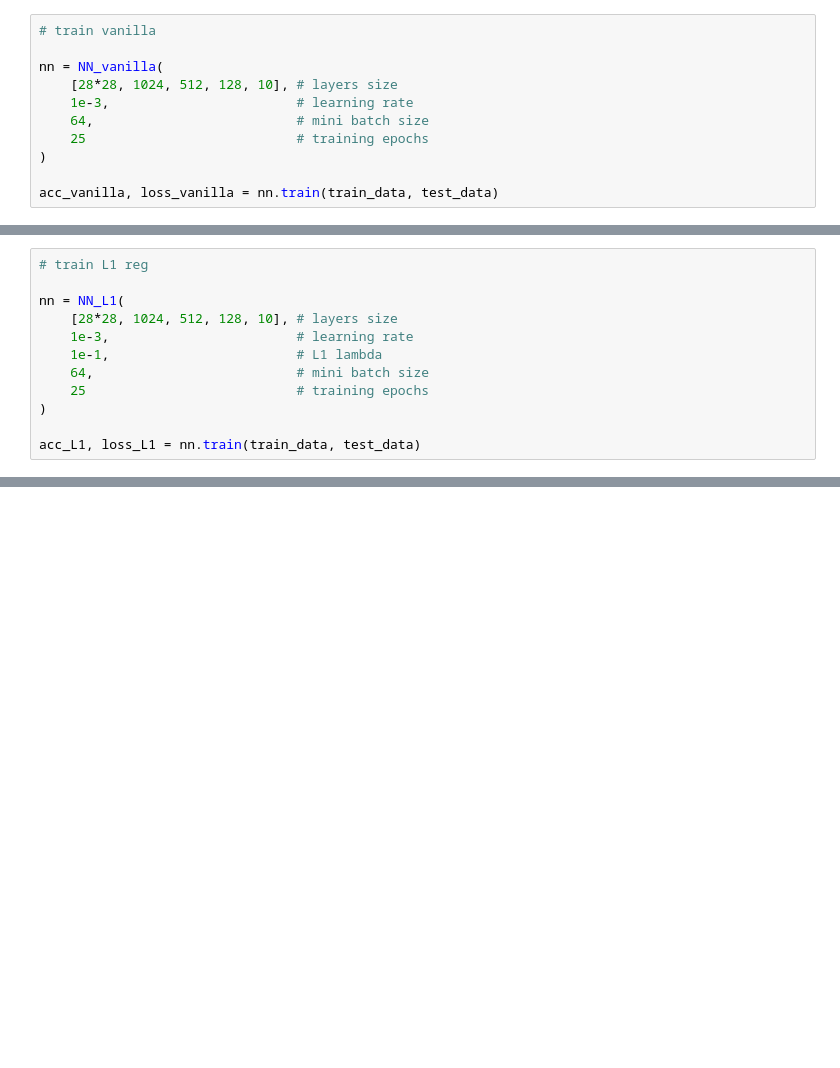
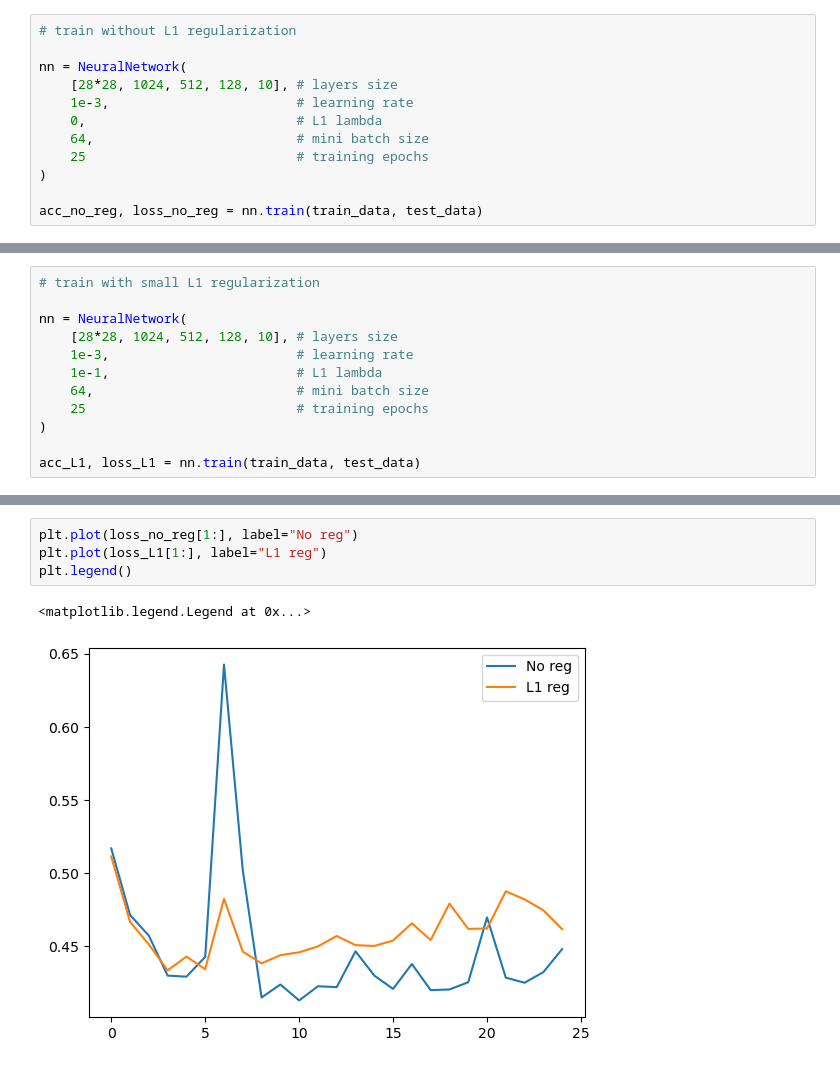
Before and after one commit to gmocornejos/fashion_mnist_nn, a Jupyter notebook: regularization/vanilla VS L1.ipynb, the cells around one changed output, grey strips where cells are left out. Cells and saved outputs as stored; diff of their text form; blank space fills up the shorter version.

```diff
--- a/regularization/vanilla VS L1.ipynb
+++ b/regularization/vanilla VS L1.ipynb
@@ -14,15 +13,16 @@ with open("../data/train_data.pkl", "rb") as train_file:
 with open("../data/test_data.pkl", "rb") as test_file:
     test_data = pickle.load(test_file)
 # %%
-# train vanilla
+# train without L1 regularization
 
-nn = NN_vanilla(
+nn = NeuralNetwork(
     [28*28, 1024, 512, 128, 10], # layers size
     1e-3,                        # learning rate
+    0,                           # L1 lambda
     64,                          # mini batch size
     25                           # training epochs
 )
 
-acc_vanilla, loss_vanilla = nn.train(train_data, test_data)
+acc_no_reg, loss_no_reg = nn.train(train_data, test_data)
 # %% [output]
 Pre-train stats
@@ -45,7 +45,7 @@ loss: 0.354721 [mini-batch 900 / 937]
 # %%
-# train L1 reg
+# train with small L1 regularization
 
-nn = NN_L1(
+nn = NeuralNetwork(
     [28*28, 1024, 512, 128, 10], # layers size
     1e-3,                        # learning rate
     1e-1,                        # L1 lambda
@@ -75,0 +75,7 @@ KeyboardInterrupt:
+# %%
+plt.plot(loss_no_reg[1:], label="No reg")
+plt.plot(loss_L1[1:], label="L1 reg")
+plt.legend()
+# %% [output]
+<matplotlib.legend.Legend at 0x...>
+[figure, added]
```
Also changed, not shown: parts of 4 cells of this notebook.
